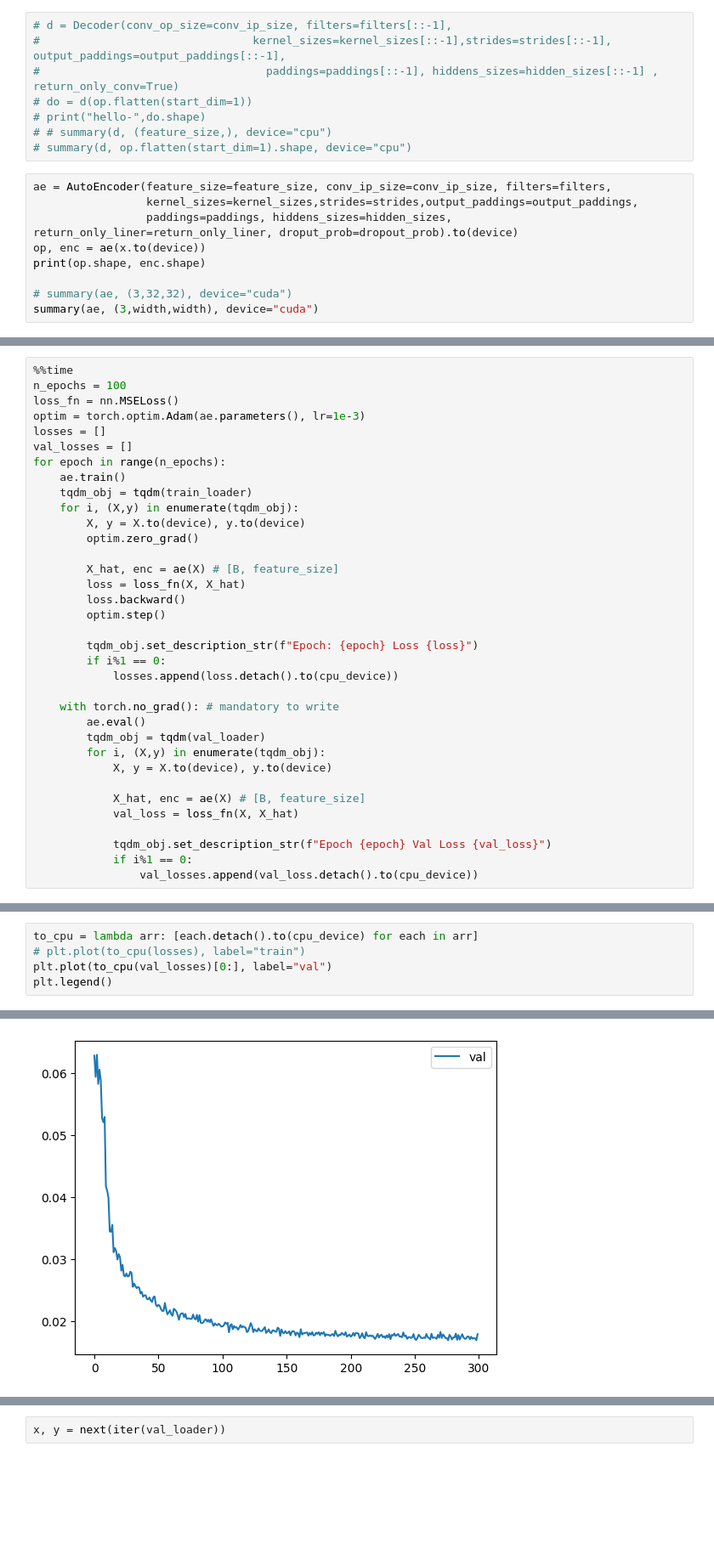
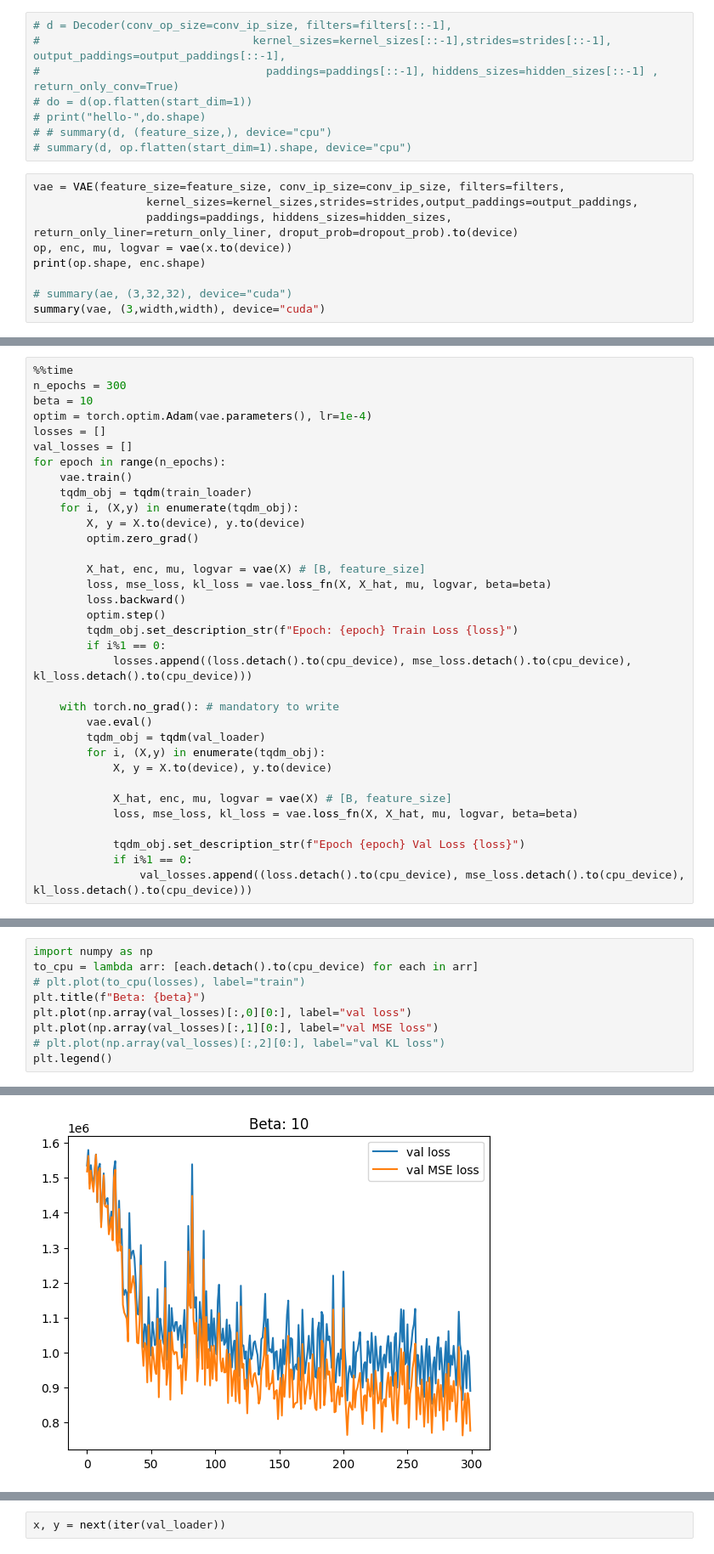
Before and after one commit to karm-patel/VAE, a Jupyter notebook: autoencoders/vae.ipynb, the cells around one changed output, grey strips where cells are left out. Shown at 85% size. Saved outputs shown, nothing was run; the diff lists cells and outputs as text; blank space fills up the shorter version.

```diff
--- a/autoencoders/vae.ipynb
+++ b/autoencoders/vae.ipynb
@@ -159,14 +160,14 @@ Estimated Total Size (MB): 5.04
 # # summary(d, (feature_size,), device="cpu")
 # summary(d, op.flatten(start_dim=1).shape, device="cpu")
 # %%
-ae = AutoEncoder(feature_size=feature_size, conv_ip_size=conv_ip_size, filters=filters,
+vae = VAE(feature_size=feature_size, conv_ip_size=conv_ip_size, filters=filters,
                  kernel_sizes=kernel_sizes,strides=strides,output_paddings=output_paddings,
                  paddings=paddings, hiddens_sizes=hidden_sizes, return_only_liner=return_only_liner, droput_prob=dropout_prob).to(device)
-op, enc = ae(x.to(device))
+op, enc, mu, logvar = vae(x.to(device))
 print(op.shape, enc.shape)
 
 # summary(ae, (3,32,32), device="cuda")
-summary(ae, (3,width,width), device="cuda")
+summary(vae, (3,width,width), device="cuda")
 # %% [output]
 [128, 1024]
 torch.Size([512, 3, 128, 128]) torch.Size([512, 128])
@@ -187,36 +188,35 @@ Estimated Total Size (MB): 10.65
 ----------------------------------------------------------------
 # %%
 %%time
-n_epochs = 100
-loss_fn = nn.MSELoss()
-optim = torch.optim.Adam(ae.parameters(), lr=1e-3)
+n_epochs = 300
+beta = 10
+optim = torch.optim.Adam(vae.parameters(), lr=1e-4)
 losses = []
 val_losses = []
 for epoch in range(n_epochs):
-    ae.train()
+    vae.train()
     tqdm_obj = tqdm(train_loader)
     for i, (X,y) in enumerate(tqdm_obj):
         X, y = X.to(device), y.to(device)
         optim.zero_grad()
 
-        X_hat, enc = ae(X) # [B, feature_size]
-        loss = loss_fn(X, X_hat)
+        X_hat, enc, mu, logvar = vae(X) # [B, feature_size]
+        loss, mse_loss, kl_loss = vae.loss_fn(X, X_hat, mu, logvar, beta=beta)
         loss.backward()
         optim.step()
-
-        tqdm_obj.set_description_str(f"Epoch: {epoch} Loss {loss}")
+        tqdm_obj.set_description_str(f"Epoch: {epoch} Train Loss {loss}")
         if i%1 == 0:
-            losses.append(loss.detach().to(cpu_device))
+            losses.append((loss.detach().to(cpu_device), mse_loss.detach().to(cpu_device), kl_loss.detach().to(cpu_device)))
 
     with torch.no_grad(): # mandatory to write
-        ae.eval()
+        vae.eval()
         tqdm_obj = tqdm(val_loader)
         for i, (X,y) in enumerate(tqdm_obj):
             X, y = X.to(device), y.to(device)
 
-            X_hat, enc = ae(X) # [B, feature_size]
-            val_loss = loss_fn(X, X_hat)
+            X_hat, enc, mu, logvar = vae(X) # [B, feature_size]
+            loss, mse_loss, kl_loss = vae.loss_fn(X, X_hat, mu, logvar, beta=beta)
 
-            tqdm_obj.set_description_str(f"Epoch {epoch} Val Loss {val_loss}")
+            tqdm_obj.set_description_str(f"Epoch {epoch} Val Loss {loss}")
             if i%1 == 0:
-                val_losses.append(val_loss.detach().to(cpu_device))
+                val_losses.append((loss.detach().to(cpu_device), mse_loss.detach().to(cpu_device), kl_loss.detach().to(cpu_device)))
@@ -223,8 +243,12 @@ for epoch in range(n_epochs):
 # %%
+import numpy as np
 to_cpu = lambda arr: [each.detach().to(cpu_device) for each in arr]
 # plt.plot(to_cpu(losses), label="train")
-plt.plot(to_cpu(val_losses)[0:], label="val")
+plt.title(f"Beta: {beta}")
+plt.plot(np.array(val_losses)[:,0][0:], label="val loss")
+plt.plot(np.array(val_losses)[:,1][0:], label="val MSE loss")
+# plt.plot(np.array(val_losses)[:,2][0:], label="val KL loss")
 plt.legend()
 # %% [output]
 <matplotlib.legend.Legend at 0x...>
-[figure, old version]
+[figure, new version]
```
Also changed, not shown: parts of 10 cells of this notebook, 7 other files.
